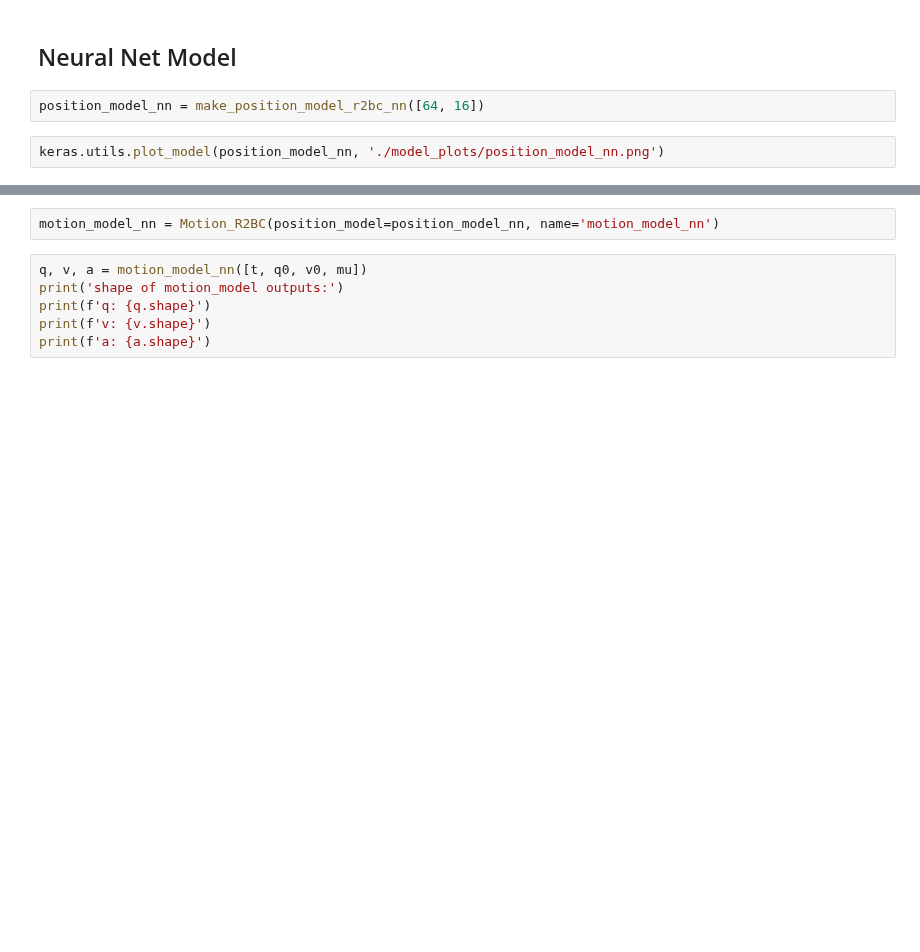
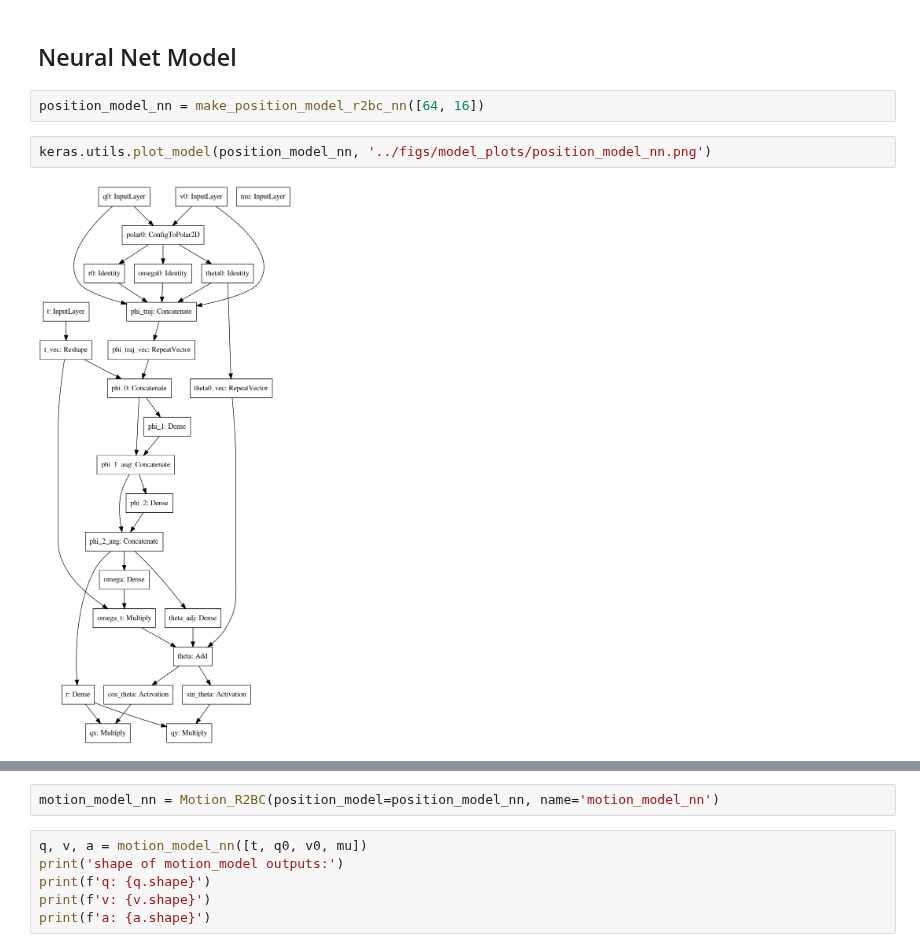
Before and after one commit to memanuel/IACS-n-body, a Jupyter notebook: src/two-body-restricted-circular.ipynb, the cells around one changed output, grey strips where cells are left out. Cells and saved outputs as stored; diff of their text form; blank space fills up the shorter version.

```diff
--- a/src/two-body-restricted-circular.ipynb
+++ b/src/two-body-restricted-circular.ipynb
@@ -298,6 +376,8 @@ def time_model_eval(model, ds, batches=None, time_mean=None):
 # %%
 position_model_nn = make_position_model_r2bc_nn([64, 16])
 # %%
-keras.utils.plot_model(position_model_nn, './model_plots/position_model_nn.png')
+keras.utils.plot_model(position_model_nn, '../figs/model_plots/position_model_nn.png')
+# %% [output]
+[figure, added]
 # %%
 position_model_nn.summary()
```
Also changed, not shown: parts of 26 cells of this notebook, 4 other files.
